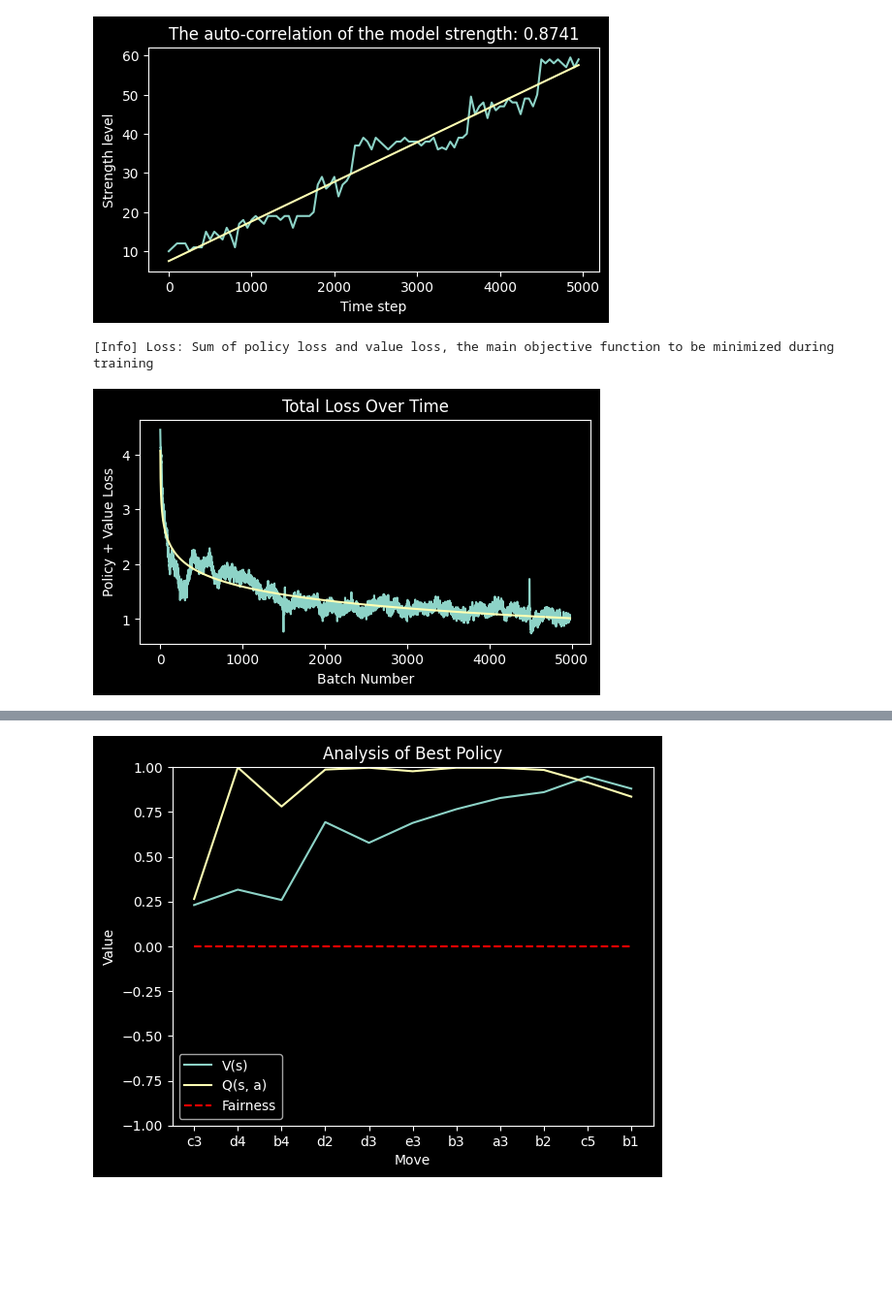
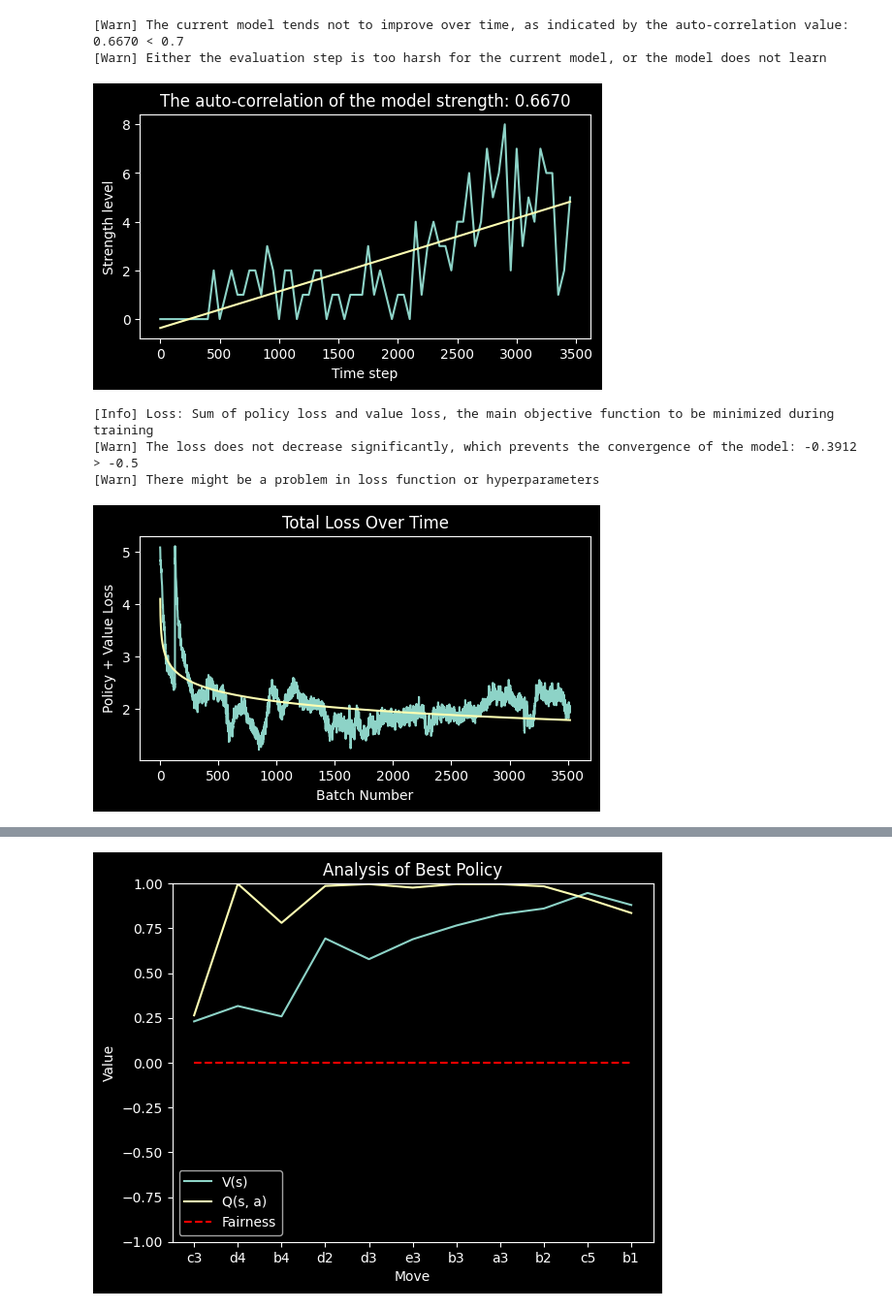
Before and after one commit to yamaceay/gomoku, a Jupyter notebook: stats.ipynb, the cells around one changed output, grey strips where cells are left out. Shown at 97% size. Drawn from its saved outputs; the diff is of its cells as text; code cells hidden in the pictures; blank space fills up the shorter version.

```diff
--- a/stats.ipynb
+++ b/stats.ipynb
@@ -155,37 +153,42 @@ if round_fairness_doubt:
 # Difficulty Estimation
 
 eval_checkpoint = 50
+num_wins = 10
+num_playouts = 1500
 
 eval_df["batch"] = eval_df.index * eval_checkpoint
 eval_df.set_index("batch", inplace=True)
 
-eval_df["strength"] = (eval_df["win"] + eval_df["tie"] / 2 + eval_df["numPlayouts"] / 100).round(2)
+eval_df["strength"] = (eval_df["win"] + eval_df["tie"] / 2 + (eval_df["numPlayouts"] / num_playouts  - 1) * num_wins).round(2)
+eval_df["strength"] = eval_df["strength"].map(lambda x: 0 if x < 0 else x)
 
 strength_significance = .7
 
 strength_corr = autocorr(eval_df, "strength")
 if strength_corr < strength_significance:
     print(f"[Warn] The current model tends not to improve over time, as indicated by the auto-correlation value: {strength_corr:.4f} < {strength_significance}")
     print(f"[Warn] Either the evaluation step is too harsh for the current model, or the model does not learn")
 
 x_axis = eval_df.index.values.reshape(-1, 1)
 
 strength_lr = LinearRegression()
 strength_lr.fit(x_axis, eval_df["strength"].values)
 
 strength_estimator = lambda x: strength_lr.coef_ * x + strength_lr.intercept_
 
 fig, axes = plt.subplots(1, 1, figsize=(6, 3))
 
 axes = eval_df["strength"].plot(ax=axes)
 axes.set_title(f"The auto-correlation of the model strength: {strength_corr:.4f}")
 axes.plot(x_axis, list(map(strength_estimator, x_axis)))
 axes.set_xlabel('Time step')
 axes.set_ylabel('Strength level')
 
 plt.show()
 # %% [output]
+[Warn] The current model tends not to improve over time, as indicated by the auto-correlation value: 0.6670 < 0.7
+[Warn] Either the evaluation step is too harsh for the current model, or the model does not learn
-[figure, old version]
+[figure, new version]
 # %%
 # Loss and Learning Rate
 
@@ -196,7 +199,7 @@ loss_significance = -.5
 loss_corr = autocorr(train_df, "loss")
 
 if loss_corr > loss_significance:
-    print(f"[Warn] The loss does not decrease significantly, which prevents the convergence of the model")
+    print(f"[Warn] The loss does not decrease significantly, which prevents the convergence of the model: {loss_corr:.4f} > {loss_significance}")
     print(f"[Warn] There might be a problem in loss function or hyperparameters")
 
 x_axis = np.arange(len(train_df)).reshape(-1, 1) + 1
@@ -215,7 +218,9 @@ ax.plot(x_axis, list(map(loss_estimator, np.log(x_axis))))
 plt.show()
 # %% [output]
 [Info] Loss: Sum of policy loss and value loss, the main objective function to be minimized during training
+[Warn] The loss does not decrease significantly, which prevents the convergence of the model: -0.3912 > -0.5
+[Warn] There might be a problem in loss function or hyperparameters
-[figure, old version]
+[figure, new version]
 # %%
 # Measuring Policy Estimation
 
```
Also changed, not shown: parts of 7 cells of this notebook.
